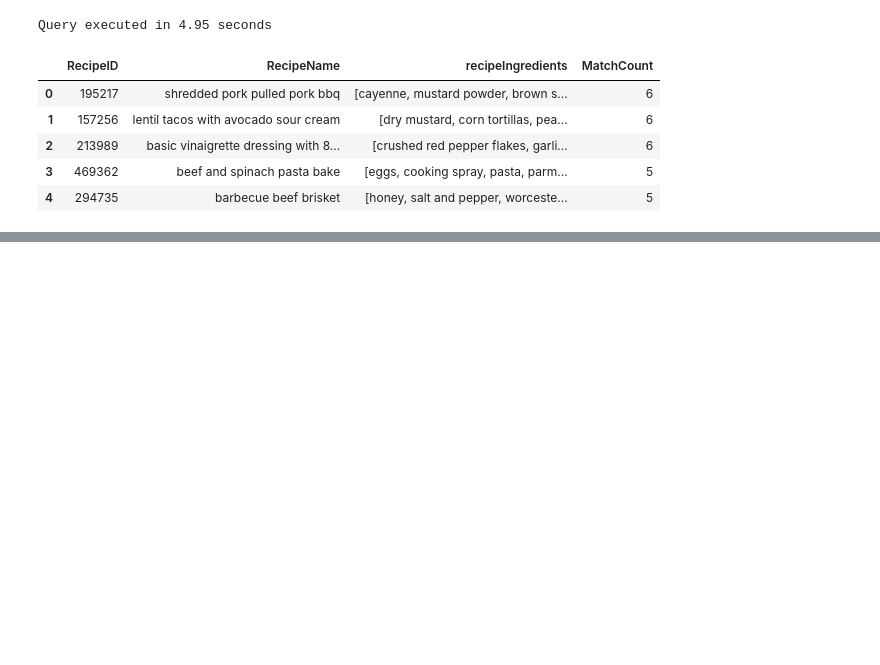
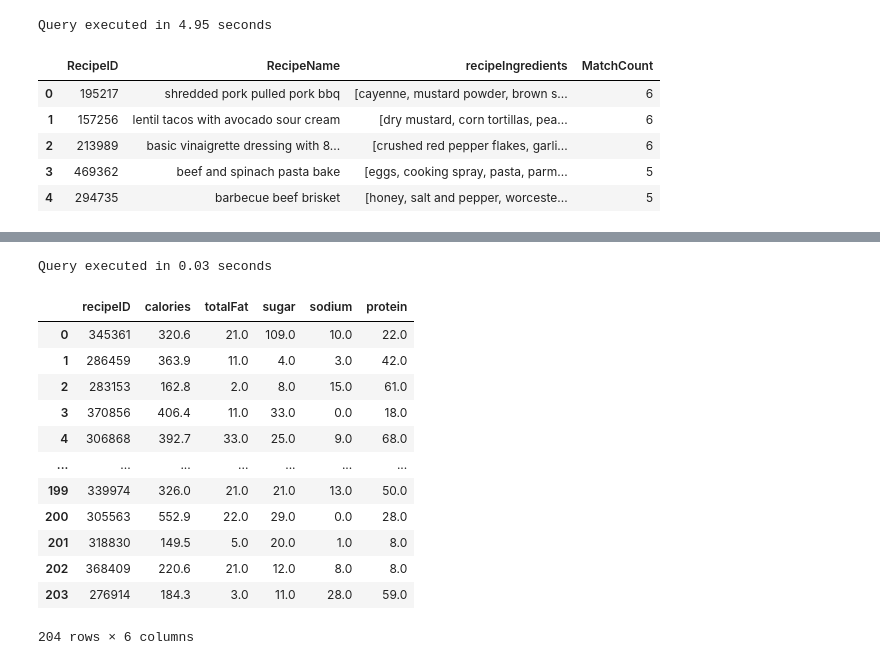
Before and after one commit to luigi-ga/GRec, a Jupyter notebook: graph_recommendation.ipynb, the cells around one changed output, grey strips where cells are left out. Cells and saved outputs as stored; diff of their text form; code cells hidden in the pictures; blank space fills up the shorter version.

```diff
--- a/graph_recommendation.ipynb
+++ b/graph_recommendation.ipynb
@@ -442,0 +452,43 @@ Query executed in 7.87 seconds
+# %%
+start_time = time.time()
+
+# Suggest 'fit' recipe
+nutrVal = gds.run_cypher('''
+    MATCH (u:User {id:$userID})-[:SUBMITTED|reviewed]->(r:Recipe)
+    WHERE NOT r.id IN $reviewedRecipes
+    WITH r, apoc.convert.fromJsonList(r.nutrition) AS nutritionList
+    RETURN  r.id AS recipeID,
+            nutritionList[0] AS calories,
+            nutritionList[1] AS totalFat,
+            nutritionList[2] AS sugar,
+            nutritionList[3] AS sodium,
+            nutritionList[4] AS protein
+    ''', params={
+        'userID': USER_ID,
+        'limit': n_sugestions,
+        'reviewedRecipes': reviewed_recipes,
+        'favIngreds': favorite_ingredients,
+        'excluded_ingr': excluded_ingr})
+
+end_time = time.time()
+
+# Print execution time
+print(f'\nQuery executed in {end_time-start_time:.2f} seconds')
+
+# Show result
+nutrVal
+# %% [output]
+Query executed in 0.03 seconds
+|  | recipeID | calories | totalFat | sugar | sodium | protein |
+| 0 | 345361 | 320.6 | 21.0 | 109.0 | 10.0 | 22.0 |
+| 1 | 286459 | 363.9 | 11.0 | 4.0 | 3.0 | 42.0 |
+| 2 | 283153 | 162.8 | 2.0 | 8.0 | 15.0 | 61.0 |
+| 3 | 370856 | 406.4 | 11.0 | 33.0 | 0.0 | 18.0 |
+| 4 | 306868 | 392.7 | 33.0 | 25.0 | 9.0 | 68.0 |
+| ... | ... | ... | ... | ... | ... | ... |
+| 199 | 339974 | 326.0 | 21.0 | 21.0 | 13.0 | 50.0 |
+| 200 | 305563 | 552.9 | 22.0 | 29.0 | 0.0 | 28.0 |
+| 201 | 318830 | 149.5 | 5.0 | 20.0 | 1.0 | 8.0 |
+| 202 | 368409 | 220.6 | 21.0 | 12.0 | 8.0 | 8.0 |
+| 203 | 276914 | 184.3 | 3.0 | 11.0 | 28.0 | 59.0 |
+204 rows × 6 columns
```
Also changed, not shown: parts of 9 cells of this notebook.
